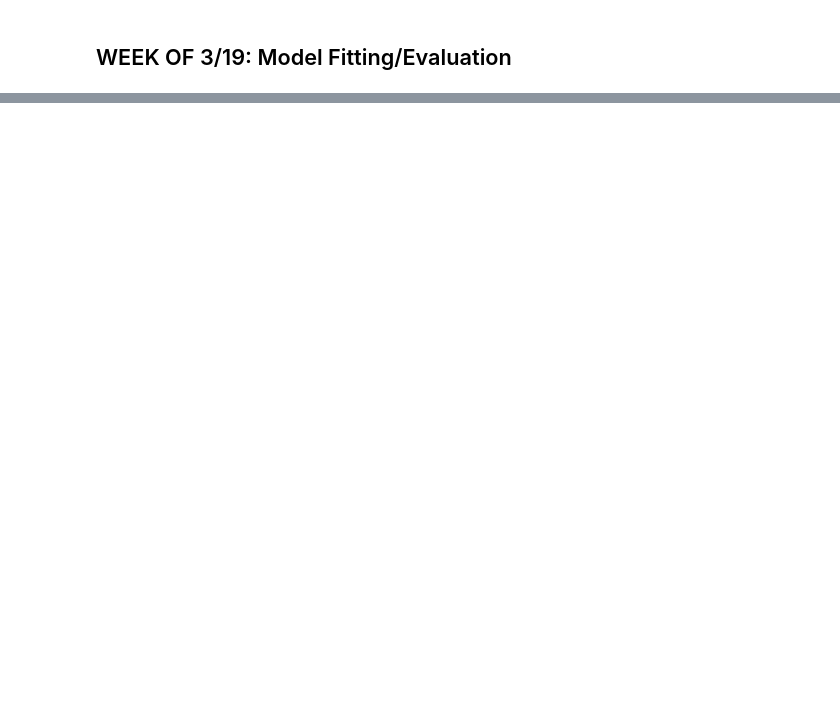
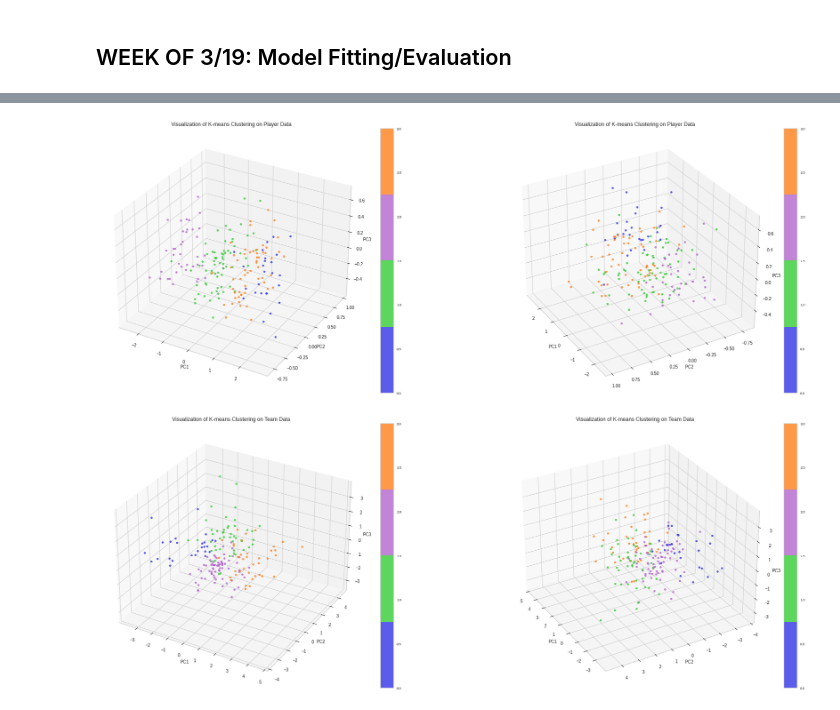
Before and after one commit to Danielpark1239/Spring_2023_IW, a Jupyter notebook: COS398_IW.ipynb, the cells around one changed output, grey strips where cells are left out. Saved outputs shown, nothing was run; the diff lists cells and outputs as text; code cells hidden in the pictures; blank space fills up the shorter version.

```diff
--- a/COS398_IW.ipynb
+++ b/COS398_IW.ipynb
@@ -656,0 +663,15 @@ visualizer.show()
+# %%
+# K-means: initialization and elbow method
+kmeans_players = KMeans(random_state=0, n_init="auto")
+kmeans_players_visualizer = KElbowVisualizer(kmeans_players, k=(2,10), timings=False)
+kmeans_players_visualizer.fit(player_data)
+kmeans_players_visualizer.show()
+
+kmeans_teams = KMeans(random_state=0, n_init="auto")
+kmeans_teams_visualizer = KElbowVisualizer(kmeans_teams, k=(2,10), timings=False)
+kmeans_teams_visualizer.fit(team_data)
+kmeans_teams_visualizer.show()
+
+# Both players and teams data have elbows at k=4 clusters
+kmeans_players = KMeans(random_state=0, n_init="auto", n_clusters=4).fit(player_data)
+kmeans_teams = KMeans(random_state=0, n_init="auto", n_clusters=4).fit(team_data)
@@ -656,0 +681,65 @@ visualizer.show()
+# %%
+# K-means: Visualization of clusters
+# Player data is in 3 dimensions, can visualize in 3d
+fig = plt.figure(figsize=(30, 11))
+ax1 = fig.add_subplot(1, 2, 1, projection='3d')
+ax2 = fig.add_subplot(1, 2, 2, projection='3d')
+axs = [ax1, ax2]
+
+# create a custom colormap with four distinct colors
+colors = [(0.2, 0.2, 0.9), (0.2, 0.8, 0.2), (0.7, 0.4, 0.8), (1.0, 0.5, 0.1)]
+cmap = mcolors.ListedColormap(colors)
+
+# plot the original plot in the first subplot
+axs[0].scatter(player_data[:,0], player_data[:,1], player_data[:,2], c=kmeans_players.labels_, cmap=cmap, alpha=0.8)
+axs[0].set_xlabel('PC1', fontsize=10)
+axs[0].set_ylabel('PC2', fontsize=10)
+axs[0].set_zlabel('PC3', fontsize=10)
+axs[0].set_title('Visualization of K-means Clustering on Player Data', fontsize=12)
+cbar1 = plt.colorbar(axs[0].collections[0], ax=axs[0])
+cbar1.ax.tick_params(labelsize=8)
+
+# plot the plot with a different viewing angle in the second subplot
+axs[1].scatter(player_data[:,0], player_data[:,1], player_data[:,2], c=kmeans_players.labels_, cmap=cmap, alpha=0.8)
+axs[1].set_xlabel('PC1', fontsize=10)
+axs[1].set_ylabel('PC2', fontsize=10)
+axs[1].set_zlabel('PC3', fontsize=10)
+axs[1].set_title('Visualization of K-means Clustering on Player Data', fontsize=12)
+cbar2 = plt.colorbar(axs[1].collections[0], ax=axs[1])
+cbar2.ax.tick_params(labelsize=8)
+ax2.view_init(elev=30, azim=150)
+
+# Team data is in 9 dimensions, should do PCA to visualize
+team_pca = PCA(n_components=3)
+team_data_pca = team_pca.fit_transform(team_data)
+
+fig = plt.figure(figsize=(30, 11))
+ax1 = fig.add_subplot(1, 2, 1, projection='3d')
+ax2 = fig.add_subplot(1, 2, 2, projection='3d')
+axs = [ax1, ax2]
+
+# create a custom colormap with four distinct colors
+colors = [(0.2, 0.2, 0.9), (0.2, 0.8, 0.2), (0.7, 0.4, 0.8), (1.0, 0.5, 0.1)]
+cmap = mcolors.ListedColormap(colors)
+
+# plot the original plot in the first subplot
+axs[0].scatter(team_data_pca[:,0], team_data_pca[:,1], team_data_pca[:,2], c=kmeans_teams.labels_, cmap=cmap, alpha=0.8)
+axs[0].set_xlabel('PC1', fontsize=10)
+axs[0].set_ylabel('PC2', fontsize=10)
+axs[0].set_zlabel('PC3', fontsize=10)
+axs[0].set_title('Visualization of K-means Clustering on Team Data', fontsize=12)
+cbar1 = plt.colorbar(axs[0].collections[0], ax=axs[0])
+cbar1.ax.tick_params(labelsize=8)
+
+# plot the plot with a different viewing angle in the second subplot
+axs[1].scatter(team_data_pca[:,0], team_data_pca[:,1], team_data_pca[:,2], c=kmeans_teams.labels_, cmap=cmap, alpha=0.8)
+axs[1].set_xlabel('PC1', fontsize=10)
+axs[1].set_ylabel('PC2', fontsize=10)
+axs[1].set_zlabel('PC3', fontsize=10)
+axs[1].set_title('Visualization of K-means Clustering on Team Data', fontsize=12)
+cbar2 = plt.colorbar(axs[1].collections[0], ax=axs[1])
+cbar2.ax.tick_params(labelsize=8)
+ax2.view_init(elev=30, azim=150)
+# %% [output]
+[figure, added]
+[figure, added]
```
Also changed, not shown: parts of 13 cells of this notebook.
